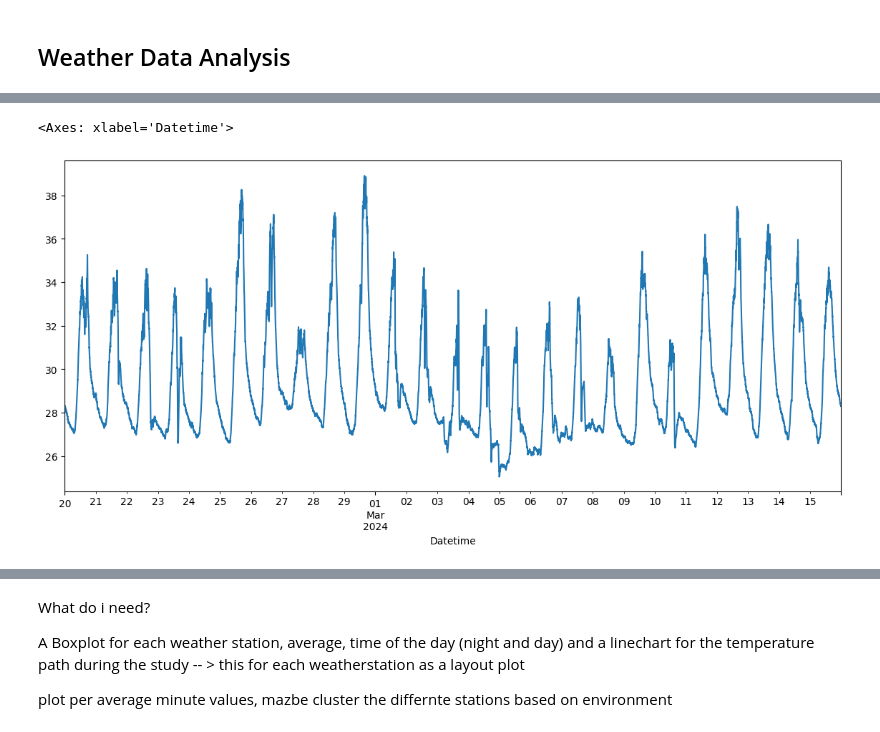
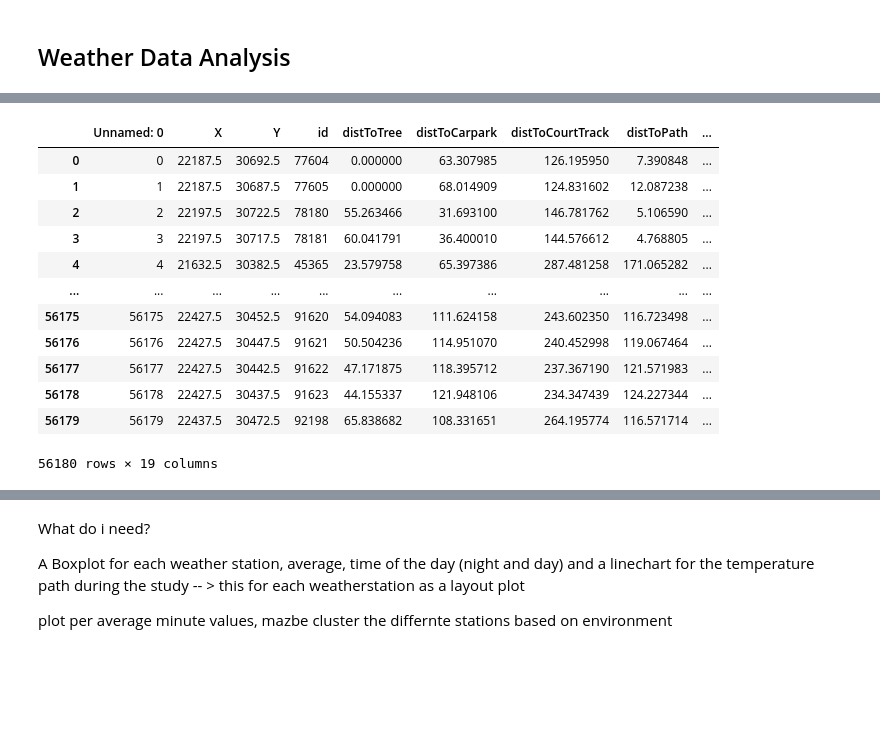
Before and after one commit to buds-lab/calma-esse-heat-stress-public, a Jupyter notebook: Esse/src/_00_Krigging.ipynb, the cells around one changed output, grey strips where cells are left out. Drawn from its saved outputs; the diff is of its cells as text; code cells hidden in the pictures; blank space fills up the shorter version.

```diff
--- a/Esse/src/_00_Krigging.ipynb
+++ b/Esse/src/_00_Krigging.ipynb
@@ -85,9 +70,65 @@ Index(['WS03_AirTemp Ave (C)', 'WS06_AirTemp Ave (C)', 'WS09_AirTemp Ave (C)',
-# %%
-# Minutly Weather data plot for the selected timeframe
-
-#accumulate the averages of the tmeprature points by time, not all minute points
-#show an average max and min line with the sacttered points
-WS_Temp_filtered_df['WS03_AirTemp Ave (C)'].plot(figsize=(14, 6))
-# %% [output]
-<Axes: xlabel='Datetime'>
-[figure, removed]
+# %%
+# Minutly Weather data plot for the selected timeframe
+from pyproj import Proj, transform
+
+#Define for each weathr station the features based on the gridcells, get for now onlz the closest ones.
+parent_dir: str = 'C:/Users/gottk/OneDrive/GITHUB/calma-esse-heat-stress-internal/Esse/data/krigging/'
+dirOut: str = r'Esse\report\krigging_output'
+
+# File Definitions
+griddf = pd.read_csv(parent_dir + '5mGrid_features_original.csv').fillna(0)
+
+
+# Creating DataFrame
+WS_df = pd.read_csv(os.path.join(parent_dir, 'WS_features_updated.csv'))
+wgs84 = Proj(init='epsg:4326')  # WGS84 coordinate system (standard for lat/lon)
+utm = Proj(init='epsg:3414')   # UTM Zone 48N for Singapore
+
+# Function to convert SVY21 coordinates to latitude and longitude (for verification)
+def convert_to_meters(lon, lat):
+    x, y = transform(wgs84, utm, lon, lat)
+    return x, y
+
+# Apply the conversion to SVY21 coordinates to meters
+WS_df['X'], WS_df['Y'] = convert_to_meters(WS_df['Lon'], WS_df['Lat'])
+
+# ----------------------------------------
+#TODO ADJUST THIS PLOT LATER FOR PRESENTATION
+# fig = px.scatter_mapbox(
+#     WS_df,
+#     lat='Lat',
+#     lon='Lon',
+#     title='Weather Station Locations in Singapore',
+#     opacity=0.7,  # Adjust opacity of markers
+#     zoom=12,  # Adjust the initial zoom level for a closer view
+#     center={"lat": 1.3521, "lon": 103.8198},  # Center map on Singapore's approximate coordinates
+# )
+
+# # Update layout with Mapbox style and centering options
+# fig.update_layout(
+#     mapbox_style="carto-positron",  # Set the style to "carto-positron" for grey map
+#     margin={"r":0,"t":40,"l":0,"b":0},  # Adjust margins for better layout
+#     height=900,  # Increase the height of the plot
+# )
+
+# # Show the plot
+# fig.show()
+# ----------------------------------------
+#WS_Temp_filtered_df['WS03_AirTemp Ave (C)'].plot(figsize=(14, 6))
+# ----------------------------------------
+
+display(griddf)
+# %% [output]
+|  | Unnamed: 0 | X | Y | id | distToTree | distToCarpark | distToCourtTrack | distToPath | ... |
+| 0 | 0 | 22187.5 | 30692.5 | 77604 | 0.000000 | 63.307985 | 126.195950 | 7.390848 | ... |
+| 1 | 1 | 22187.5 | 30687.5 | 77605 | 0.000000 | 68.014909 | 124.831602 | 12.087238 | ... |
+| 2 | 2 | 22197.5 | 30722.5 | 78180 | 55.263466 | 31.693100 | 146.781762 | 5.106590 | ... |
+| 3 | 3 | 22197.5 | 30717.5 | 78181 | 60.041791 | 36.400010 | 144.576612 | 4.768805 | ... |
+| 4 | 4 | 21632.5 | 30382.5 | 45365 | 23.579758 | 65.397386 | 287.481258 | 171.065282 | ... |
+| ... | ... | ... | ... | ... | ... | ... | ... | ... | ... |
+| 56175 | 56175 | 22427.5 | 30452.5 | 91620 | 54.094083 | 111.624158 | 243.602350 | 116.723498 | ... |
+| 56176 | 56176 | 22427.5 | 30447.5 | 91621 | 50.504236 | 114.951070 | 240.452998 | 119.067464 | ... |
+| 56177 | 56177 | 22427.5 | 30442.5 | 91622 | 47.171875 | 118.395712 | 237.367190 | 121.571983 | ... |
+| 56178 | 56178 | 22427.5 | 30437.5 | 91623 | 44.155337 | 121.948106 | 234.347439 | 124.227344 | ... |
+| 56179 | 56179 | 22437.5 | 30472.5 | 92198 | 65.838682 | 108.331651 | 264.195774 | 116.571714 | ... |
+56180 rows × 19 columns
```
Also changed, not shown: parts of 5 cells of this notebook, 3 other files.
